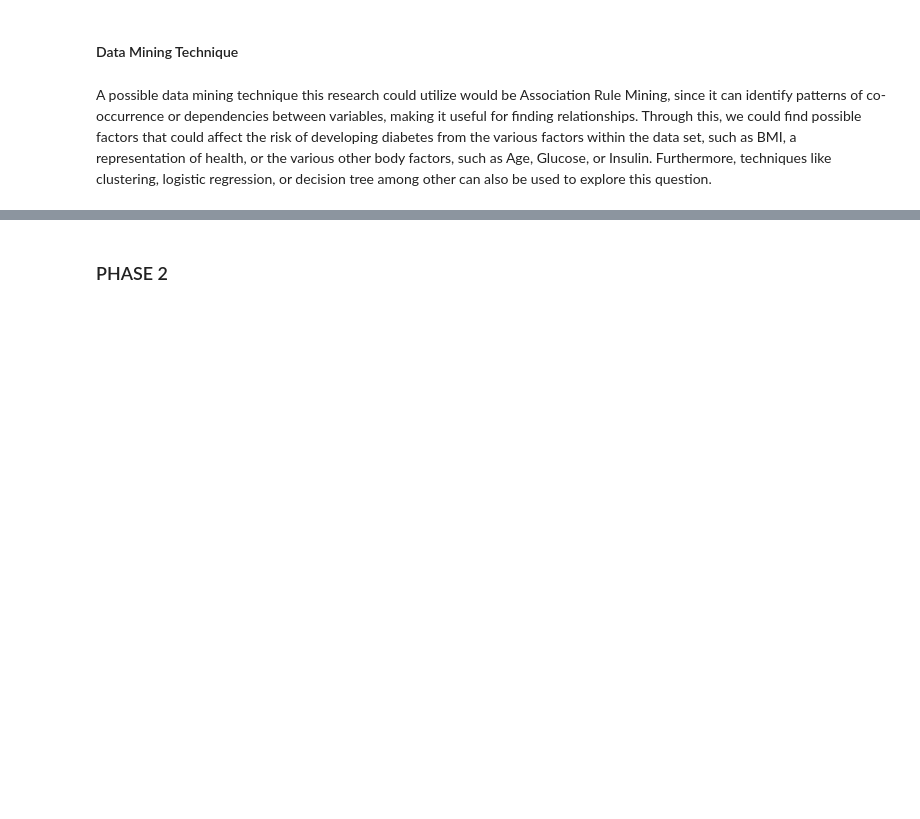
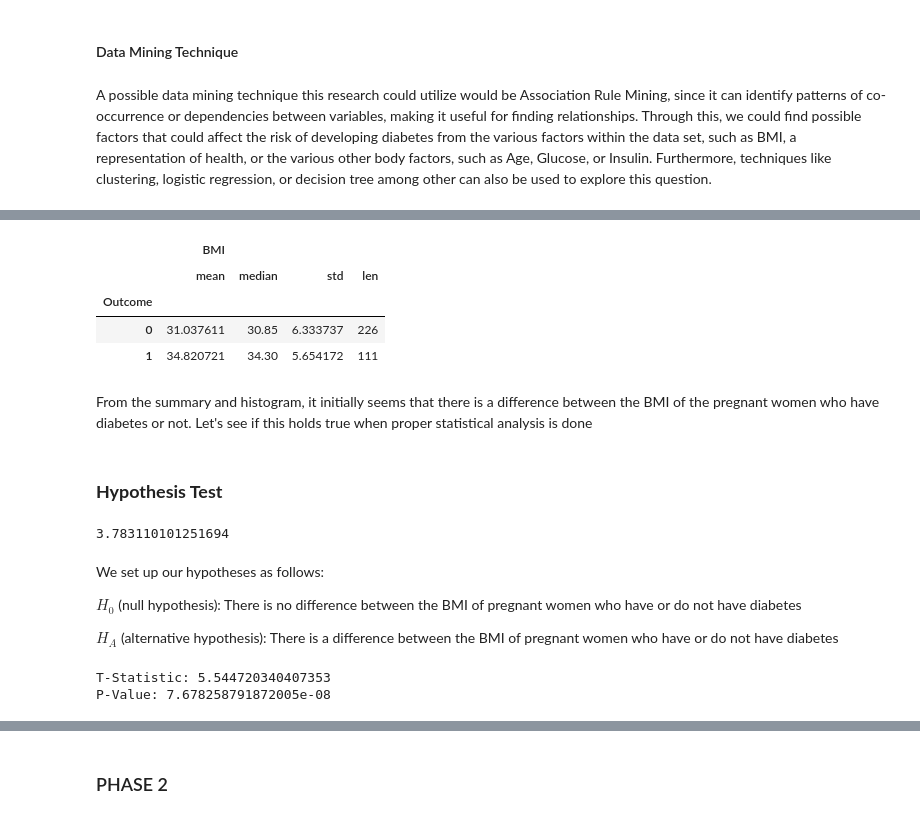
Before and after one commit to houin679/CSMODELPROJECT, a Jupyter notebook: MCO1_CSMODEL.ipynb, the cells around one changed output, grey strips where cells are left out. Saved outputs shown, nothing was run; the diff lists cells and outputs as text; code cells hidden in the pictures; blank space fills up the shorter version.

```diff
--- a/MCO1_CSMODEL.ipynb
+++ b/MCO1_CSMODEL.ipynb
@@ -906,0 +964,35 @@ A possible data mining technique this research could utilize would be Associatio
+# %%
+summary_stat = PW_df.groupby("Outcome").agg({"BMI": ["mean", "median", "std", len]})
+summary_stat
+# %% [output]
+|  | BMI |  |  |  |
+|  | mean | median | std | len |
+| Outcome |  |  |  |  |
+| 0 | 31.037611 | 30.85 | 6.333737 | 226 |
+| 1 | 34.820721 | 34.30 | 5.654172 | 111 |
+# %% [markdown]
+From the summary and histogram, it initially seems that there is a difference between the BMI of the pregnant women who have diabetes or not. Let's see if this holds true when proper statistical analysis is done
+# %% [markdown]
+### **Hypothesis Test**
+# %%
+mean_diff = summary_stat.loc[1, ('BMI', 'mean')] - summary_stat.loc[0, ('BMI', 'mean')]
+mean_diff
+# %% [output]
+3.783110101251694
+# %% [markdown]
+We set up our hypotheses as follows:
+
+$H_0$ (null hypothesis): There is no difference between the BMI of pregnant women who have or do not have diabetes
+
+$H_A$ (alternative hypothesis): There is a difference between the BMI of pregnant women who have or do not have diabetes
+# %%
+BMI_diabetes = PW_df[PW_df['Outcome'] == 1]['BMI']
+BMI_no_diabetes = PW_df[PW_df['Outcome'] == 0]['BMI']
+
+t_stat, p_value = stats.ttest_ind(BMI_diabetes, BMI_no_diabetes, equal_var=False)
+
+print(f"T-Statistic: {t_stat}")
+print(f"P-Value: {p_value}")
+# %% [output]
+T-Statistic: 5.544720340407353
+P-Value: 7.678258791872005e-08
```
Also changed, not shown: parts of 9 cells of this notebook.
